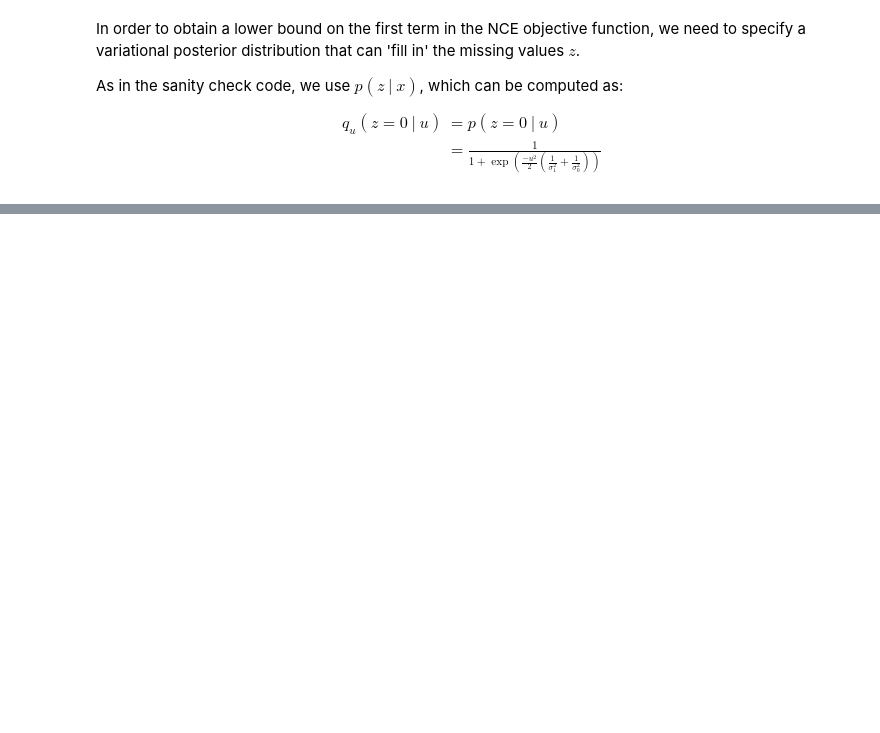
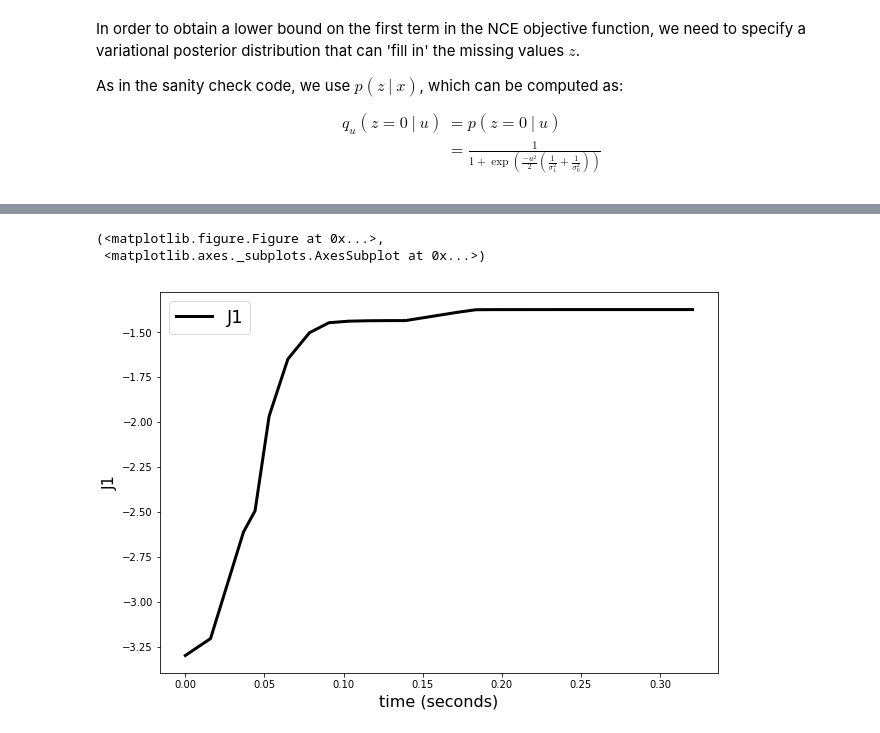
Before and after one commit to benrhodes26/VNCE, a Jupyter notebook: proposal/code/notebooks/3) unnormalised-mog-variational-em.ipynb, the cells around one changed output, grey strips where cells are left out. Cells and saved outputs as stored; diff of their text form; code cells hidden in the pictures; blank space fills up the shorter version.

```diff
--- a/proposal/code/notebooks/3) unnormalised-mog-variational-em.ipynb
+++ b/proposal/code/notebooks/3) unnormalised-mog-variational-em.ipynb
@@ -321,0 +291,6 @@ thetas_per_em, alpha_per_em, J1s, J1_grads = optimiser.fit(X, theta0=theta0,
+# %%
+optimiser.plot_loss_curve()
+# %% [output]
+(<matplotlib.figure.Figure at 0x...>,
+ <matplotlib.axes._subplots.AxesSubplot at 0x...>)
+[figure, added]
```
Also changed, not shown: parts of 25 cells of this notebook, 5 other files.
